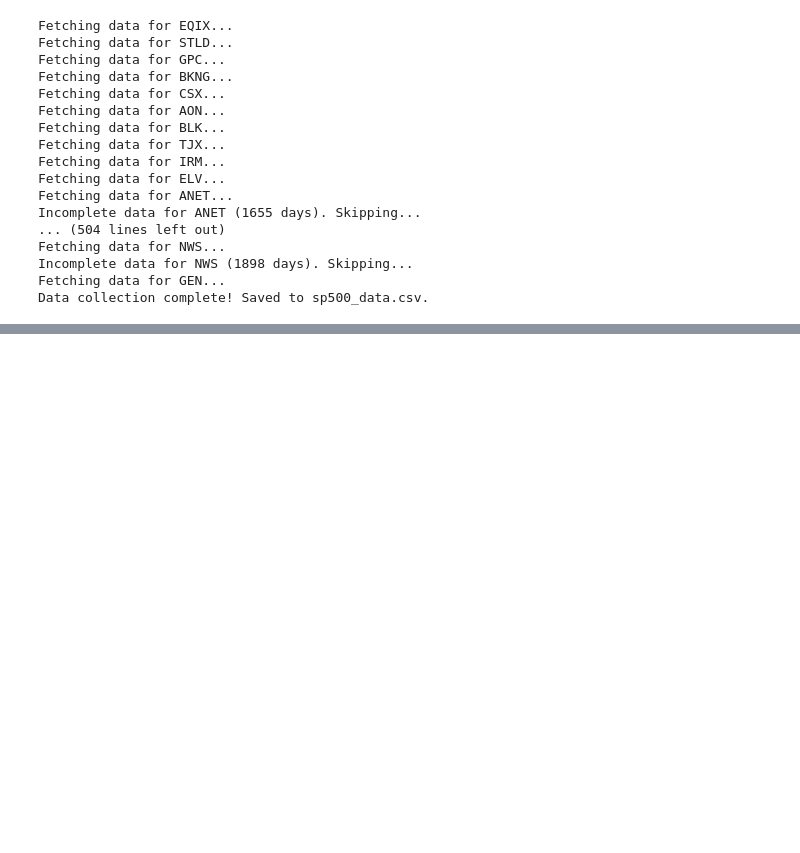
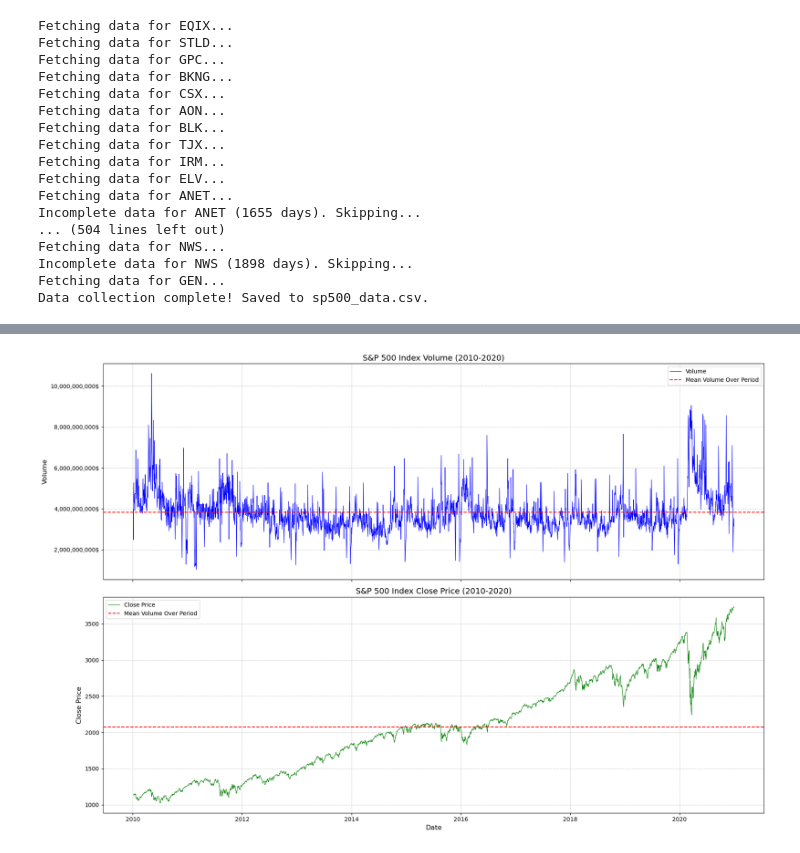
Before and after one commit to mehmeterenozgun/volume-based, a Jupyter notebook: volume.ipynb, the cells around one changed output, grey strips where cells are left out. Drawn from its saved outputs; the diff is of its cells as text; code cells hidden in the pictures; blank space fills up the shorter version.

Commit message:
some graphs

```diff
--- a/volume.ipynb
+++ b/volume.ipynb
@@ -168 +94,12 @@ Number of unique tickers: 441
 Name: Price_Change, dtype: float64
+# %%
+data = yf.download("^GSPC", start="2010-01-01", end="2020-12-31")
+
+print(data.head())
+
+index_data = data[["Volume", "Close"]]
+index_data['Price_Change'] = index_data['Close'].pct_change()
+
+index_data.to_csv("sp500_index_volume.csv")
+
+print(index_data)
@@ -168,0 +130,29 @@ Name: Price_Change, dtype: float64
+# %%
+from matplotlib.ticker import FuncFormatter
+
+
+def format_large_values(x, pos):
+    return f'{int(x):,}$'
+
+fig, (ax1, ax2) = plt.subplots(2, 1, figsize=(18, 12), sharex=True)
+
+ax1.plot(index_data.index, index_data['Volume'].values, label="Volume", linewidth=0.8, color='blue')
+ax1.set_title("S&P 500 Index Volume (2010-2020)", fontsize=14)
+ax1.set_ylabel("Volume", fontsize=12)
+ax1.grid(True, linestyle="--", alpha=0.6)
+ax1.yaxis.set_major_formatter(FuncFormatter(format_large_values))
+ax1.axhline(y=index_data['Volume'].values.mean(), color='red', linestyle='--', label="Mean Volume Over Period")
+ax1.legend()
+
+ax2.plot(index_data.index, index_data['Close'].values, label="Close Price", linewidth=0.8, color='green')
+ax2.axhline(y=index_data['Close'].values.mean(), color='red', linestyle='--', label="Mean Volume Over Period")
+ax2.set_title("S&P 500 Index Close Price (2010-2020)", fontsize=14)
+ax2.set_xlabel("Date", fontsize=12)
+ax2.set_ylabel("Close Price", fontsize=12)
+ax2.grid(True, linestyle="--", alpha=0.6)
+ax2.legend()
+
+plt.tight_layout()
+plt.show()
+# %% [output]
+[figure, added]
```
Also changed, not shown: parts of 10 cells of this notebook, 3 other files.
